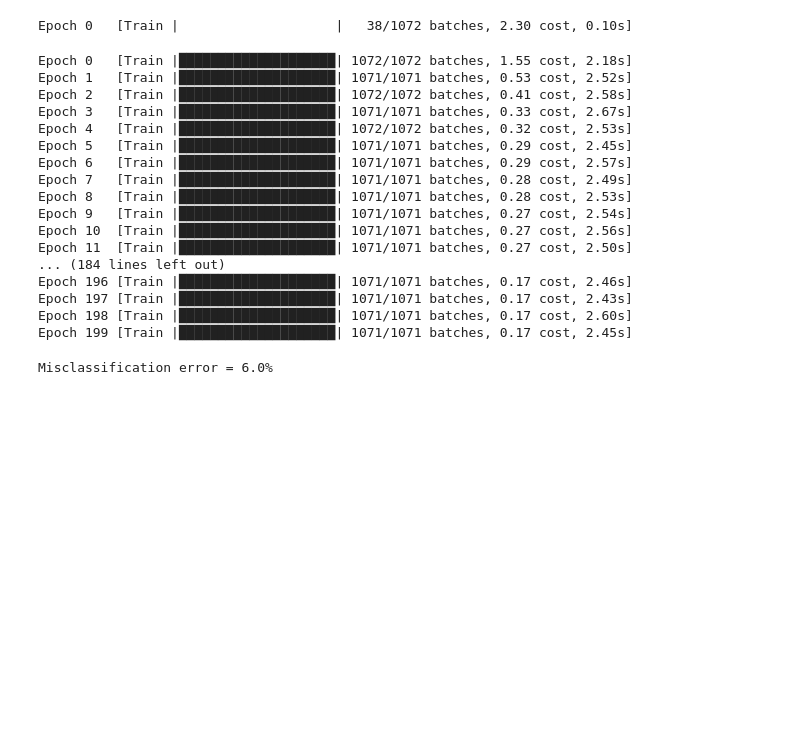
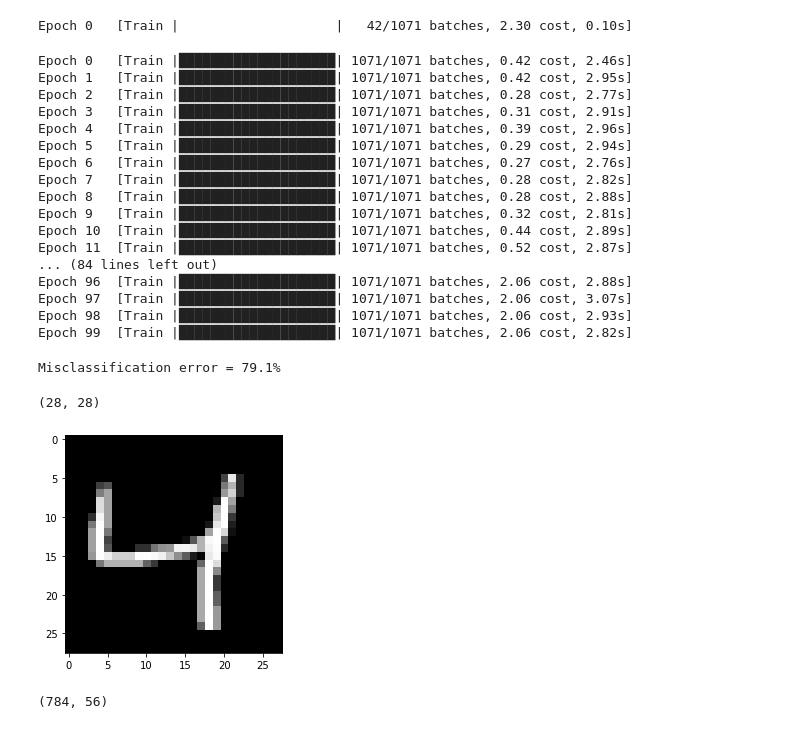
Before and after one commit to dharnashukla94/Experiments_with_Neon_Framework, a Jupyter notebook: Exercise_1.ipynb, the cells around one changed output. Drawn from its saved outputs; the diff is of its cells as text; code cells hidden in the pictures; blank space fills up the shorter version.

Commit message:
evaluates digits

```diff
--- a/Exercise_1.ipynb
+++ b/Exercise_1.ipynb
@@ -51,30 +73,30 @@ mlp = Model(layers=layers)
 cost = GeneralizedCost(costfunc=CrossEntropyMulti())
 # %%
 # Optimizers
-optimizer = GradientDescentMomentum(0.001, momentum_coef=0.9)
+optimizer = GradientDescentMomentum(0.0001, momentum_coef=0.9)
 callbacks = Callbacks(mlp, eval_set=valid_set)
 # %%
 # GRADED FUNCTION
-mlp.fit(train_set, optimizer=optimizer, num_epochs=200, cost=cost, callbacks=callbacks)
+mlp.fit(train_set, optimizer=optimizer, num_epochs=100, cost=cost, callbacks=callbacks)
 # %% [output]
-Epoch 0   [Train |                    |   38/1072 batches, 2.30 cost, 0.10s]
+Epoch 0   [Train |                    |   42/1071 batches, 2.30 cost, 0.10s]
-Epoch 0   [Train |████████████████████| 1072/1072 batches, 1.55 cost, 2.18s]
-Epoch 1   [Train |████████████████████| 1071/1071 batches, 0.53 cost, 2.52s]
-Epoch 2   [Train |████████████████████| 1072/1072 batches, 0.41 cost, 2.58s]
-Epoch 3   [Train |████████████████████| 1071/1071 batches, 0.33 cost, 2.67s]
-Epoch 4   [Train |████████████████████| 1072/1072 batches, 0.32 cost, 2.53s]
-Epoch 5   [Train |████████████████████| 1071/1071 batches, 0.29 cost, 2.45s]
-Epoch 6   [Train |████████████████████| 1071/1071 batches, 0.29 cost, 2.57s]
-Epoch 7   [Train |████████████████████| 1071/1071 batches, 0.28 cost, 2.49s]
-Epoch 8   [Train |████████████████████| 1071/1071 batches, 0.28 cost, 2.53s]
-Epoch 9   [Train |████████████████████| 1071/1071 batches, 0.27 cost, 2.54s]
-Epoch 10  [Train |████████████████████| 1071/1071 batches, 0.27 cost, 2.56s]
-Epoch 11  [Train |████████████████████| 1071/1071 batches, 0.27 cost, 2.50s]
-... (184 lines left out)
-Epoch 196 [Train |████████████████████| 1071/1071 batches, 0.17 cost, 2.46s]
-Epoch 197 [Train |████████████████████| 1071/1071 batches, 0.17 cost, 2.43s]
-Epoch 198 [Train |████████████████████| 1071/1071 batches, 0.17 cost, 2.60s]
-Epoch 199 [Train |████████████████████| 1071/1071 batches, 0.17 cost, 2.45s]
+Epoch 0   [Train |████████████████████| 1071/1071 batches, 0.42 cost, 2.46s]
+Epoch 1   [Train |████████████████████| 1071/1071 batches, 0.42 cost, 2.95s]
+Epoch 2   [Train |████████████████████| 1071/1071 batches, 0.28 cost, 2.77s]
+Epoch 3   [Train |████████████████████| 1071/1071 batches, 0.31 cost, 2.91s]
+Epoch 4   [Train |████████████████████| 1071/1071 batches, 0.39 cost, 2.96s]
+Epoch 5   [Train |████████████████████| 1071/1071 batches, 0.29 cost, 2.94s]
+Epoch 6   [Train |████████████████████| 1071/1071 batches, 0.27 cost, 2.76s]
+Epoch 7   [Train |████████████████████| 1071/1071 batches, 0.28 cost, 2.82s]
+Epoch 8   [Train |████████████████████| 1071/1071 batches, 0.28 cost, 2.88s]
+Epoch 9   [Train |████████████████████| 1071/1071 batches, 0.32 cost, 2.81s]
+Epoch 10  [Train |████████████████████| 1071/1071 batches, 0.44 cost, 2.89s]
+Epoch 11  [Train |████████████████████| 1071/1071 batches, 0.52 cost, 2.87s]
+... (84 lines left out)
+Epoch 96  [Train |████████████████████| 1071/1071 batches, 2.06 cost, 2.88s]
+Epoch 97  [Train |████████████████████| 1071/1071 batches, 2.06 cost, 3.07s]
+Epoch 98  [Train |████████████████████| 1071/1071 batches, 2.06 cost, 2.93s]
+Epoch 99  [Train |████████████████████| 1071/1071 batches, 2.06 cost, 2.82s]
 # %%
 results = mlp.get_outputs(valid_set)
 # %%
@@ -82,4 +104,9 @@ results = mlp.get_outputs(valid_set)
 error = mlp.eval(valid_set, metric=Misclassification())*100
 print('Misclassification error = %.1f%%' % error)
 # %% [output]
-Misclassification error = 6.0%
+Misclassification error = 79.1%
+# %%
+# Unzipping file for inference
+
+with gzip.open('data/mnist.pkl.gz', 'rb') as f:
+    train_set, _ = pickle.load(f, encoding = 'ISO-8859-1')
@@ -85,0 +115,12 @@ Misclassification error = 6.0%
+# %%
+img = []
+for i in train_set[0]:
+    img.append(i)
+
+plt.imshow(img[2],cmap='gray')
+print(img[1].shape)
+plt.savefig('data/digit2.jpg', cmap='gray')
+plt.show()
+# %% [output]
+(28, 28)
+[figure, added]
@@ -85,0 +141,4 @@ Misclassification error = 6.0%
+# %%
+x_new.shape
+# %% [output]
+(784, 56)
```
Also changed, not shown: parts of 5 cells of this notebook.
